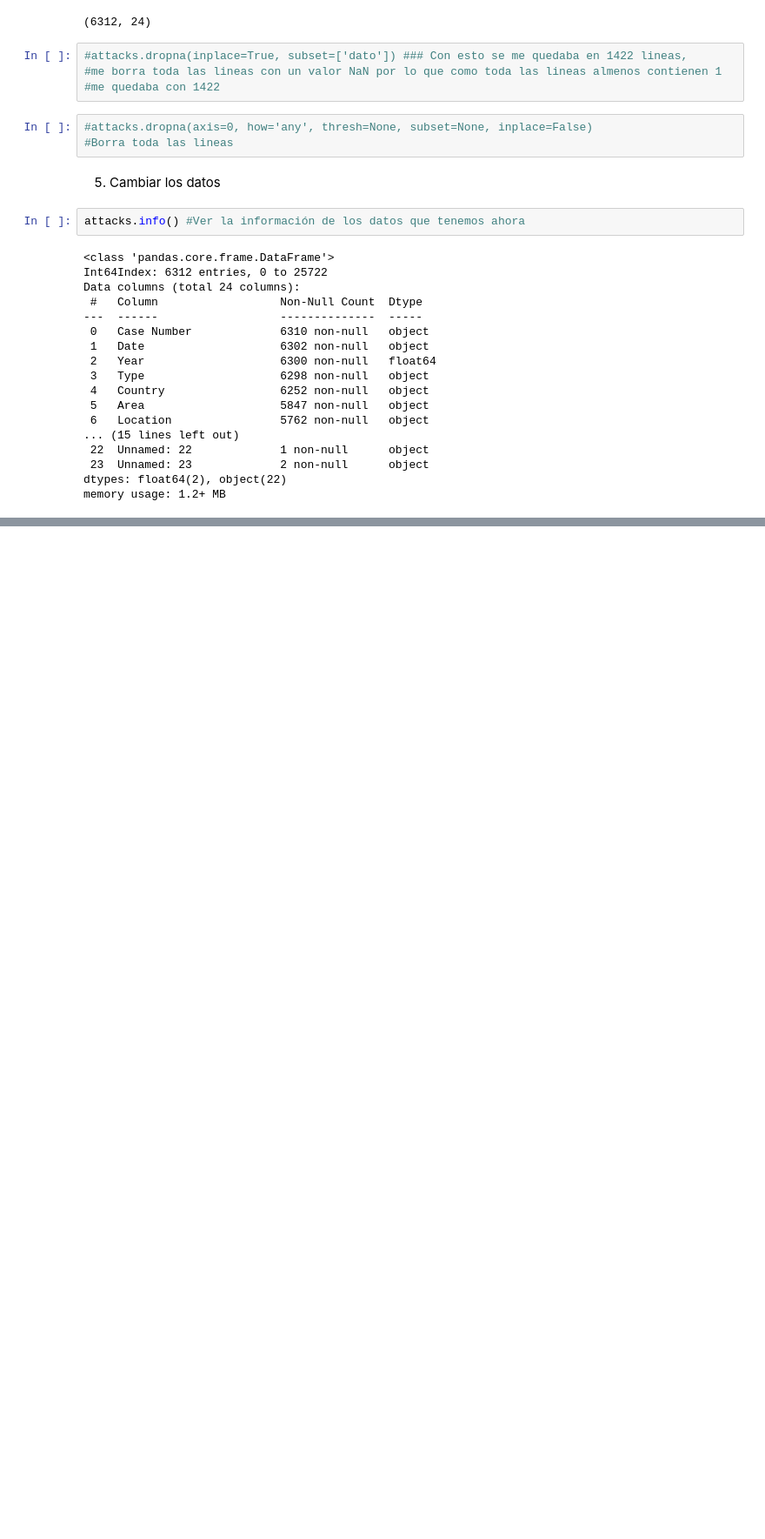
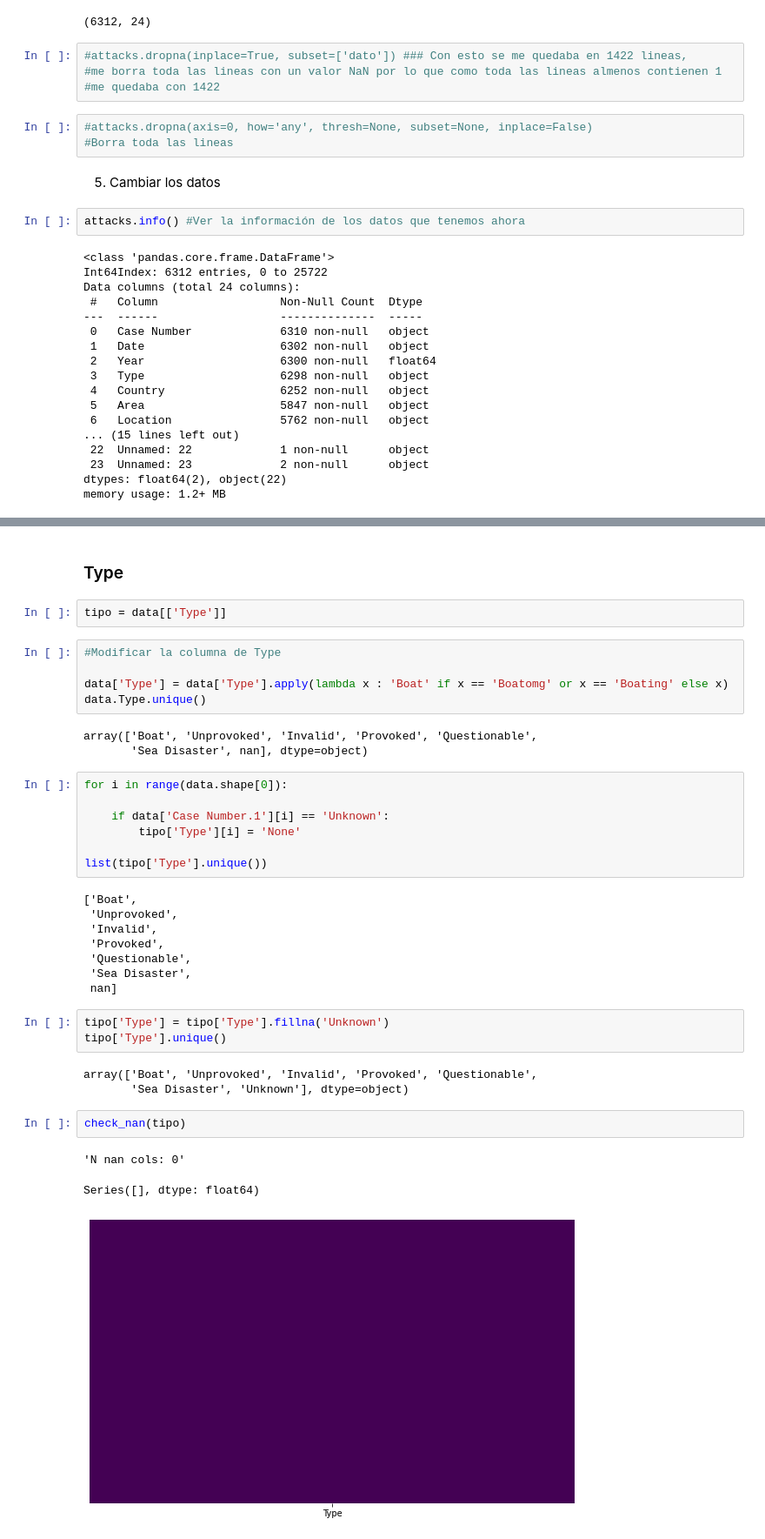
Before and after one commit to MiguelBeitia/1-Proyecto-Pandas-Shark, a Jupyter notebook: Proyecto.ipynb, the cells around one changed output, grey strips where cells are left out. Shown: that part at 87% size. Saved outputs shown, nothing was run; the diff lists cells and outputs as text; blank space fills up the shorter version.

```diff
--- a/Proyecto.ipynb
+++ b/Proyecto.ipynb
@@ -210,0 +655,39 @@ TypeError: Cannot setitem on a Categorical with a new category (Unknown), set th
+# %% [markdown]
+### Type
+# %%
+tipo = data[['Type']]
+# %%
+#Modificar la columna de Type
+
+data['Type'] = data['Type'].apply(lambda x : 'Boat' if x == 'Boatomg' or x == 'Boating' else x)
+data.Type.unique()
+# %% [output]
+array(['Boat', 'Unprovoked', 'Invalid', 'Provoked', 'Questionable',
+       'Sea Disaster', nan], dtype=object)
+# %%
+for i in range(data.shape[0]):
+
+    if data['Case Number.1'][i] == 'Unknown':
+        tipo['Type'][i] = 'None'
+
+list(tipo['Type'].unique())
+# %% [output]
+['Boat',
+ 'Unprovoked',
+ 'Invalid',
+ 'Provoked',
+ 'Questionable',
+ 'Sea Disaster',
+ nan]
+# %%
+tipo['Type'] = tipo['Type'].fillna('Unknown')
+tipo['Type'].unique()
+# %% [output]
+array(['Boat', 'Unprovoked', 'Invalid', 'Provoked', 'Questionable',
+       'Sea Disaster', 'Unknown'], dtype=object)
+# %%
+check_nan(tipo)
+# %% [output]
+'N nan cols: 0'
+Series([], dtype: float64)
+[figure, added]
```
Also changed, not shown: parts of 115 cells of this notebook.
